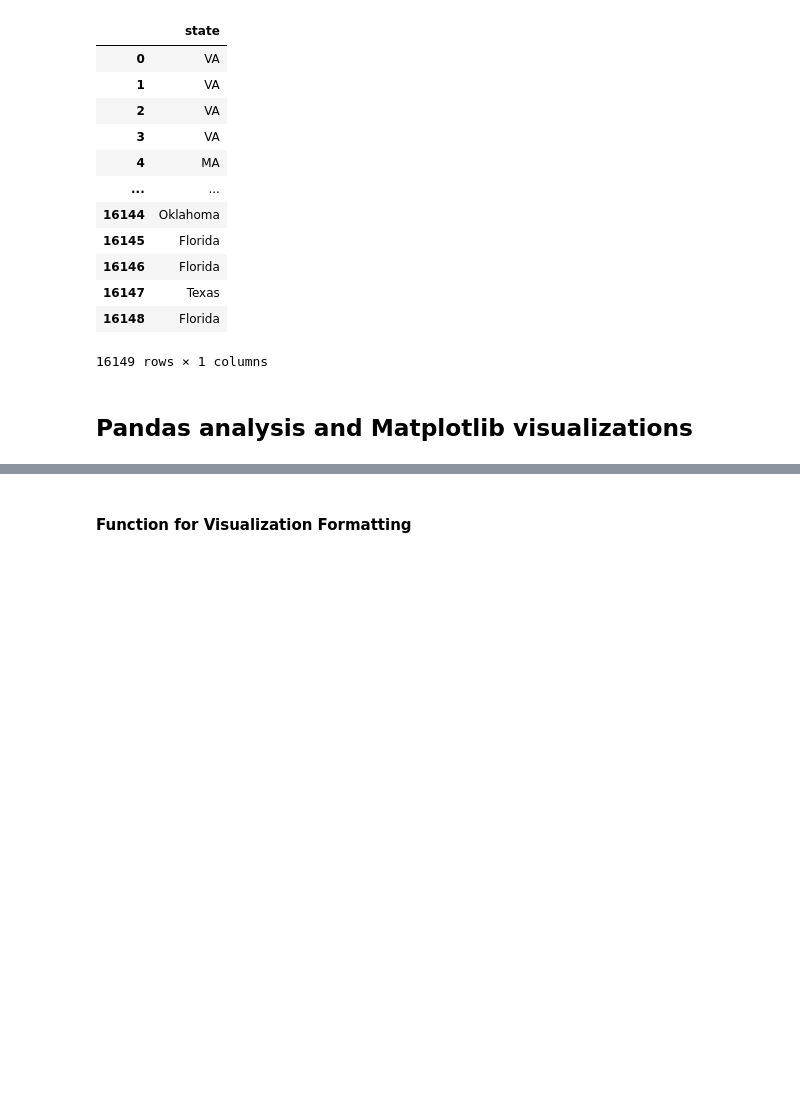
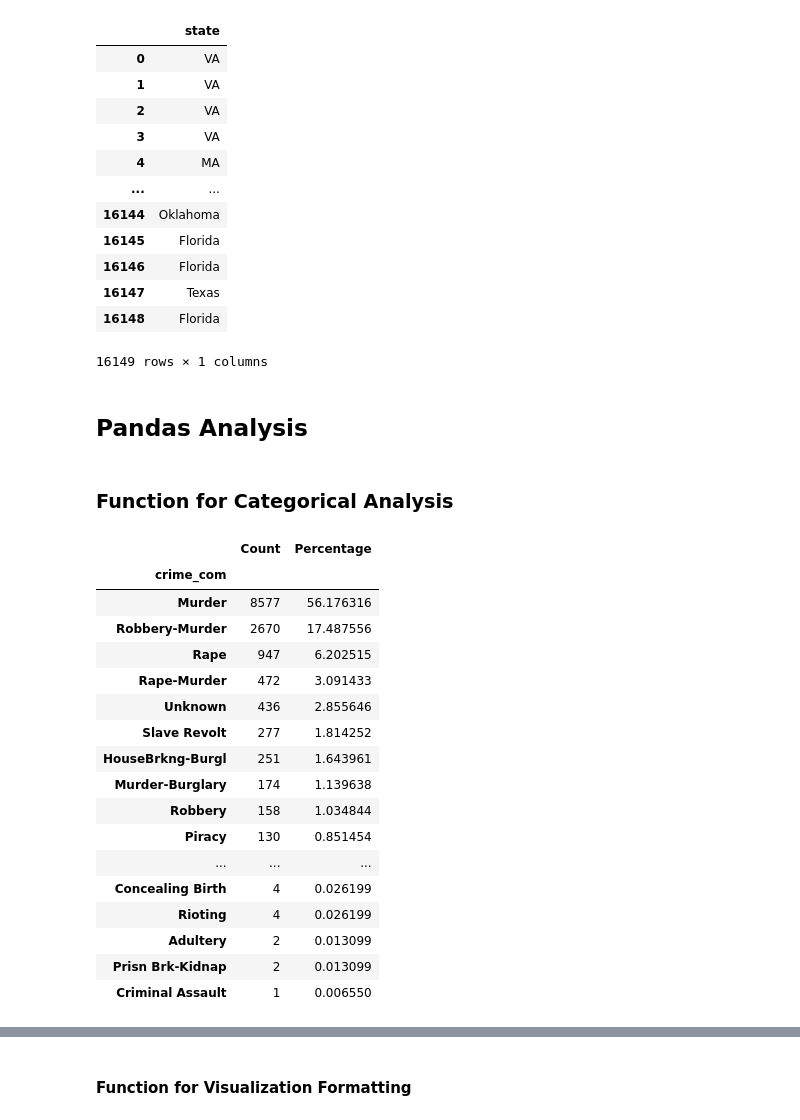
Before and after one commit to max-reevage/us-execution-trends-exploration, a Jupyter notebook: notebooks/combined_execution_data.ipynb, the cells around one changed output, grey strips where cells are left out. Cells and saved outputs as stored; diff of their text form; code cells hidden in the pictures; blank space fills up the shorter version.

Commit message:
Added 3rd function for category descriptive analysis.

```diff
--- a/notebooks/combined_execution_data.ipynb
+++ b/notebooks/combined_execution_data.ipynb
@@ -422,4 +422,33 @@ result1
 # result3 = pd.read_sql(query3, conn)
 # result3
 # %% [markdown]
-## Pandas analysis and Matplotlib visualizations
+## Pandas Analysis
+# %% [markdown]
+### Function for Categorical Analysis
+# %%
+def category_analysis (dataframe, column_name):
+    counts = dataframe[column_name].value_counts()
+    percentages = (counts / counts.sum() * 100)
+    cat_analysis_df = pd.DataFrame({'Count': counts, 'Percentage': percentages})
+    return cat_analysis_df
+# %%
+category_analysis(df_h, 'crime_com')
+# %% [output]
+|  | Count | Percentage |
+| crime_com |  |  |
+| Murder | 8577 | 56.176316 |
+| Robbery-Murder | 2670 | 17.487556 |
+| Rape | 947 | 6.202515 |
+| Rape-Murder | 472 | 3.091433 |
+| Unknown | 436 | 2.855646 |
+| Slave Revolt | 277 | 1.814252 |
+| HouseBrkng-Burgl | 251 | 1.643961 |
+| Murder-Burglary | 174 | 1.139638 |
+| Robbery | 158 | 1.034844 |
+| Piracy | 130 | 0.851454 |
+| ... | ... | ... |
+| Concealing Birth | 4 | 0.026199 |
+| Rioting | 4 | 0.026199 |
+| Adultery | 2 | 0.013099 |
+| Prisn Brk-Kidnap | 2 | 0.013099 |
+| Criminal Assault | 1 | 0.006550 |
```
Also changed, not shown: parts of 9 cells of this notebook, 1 other file.
